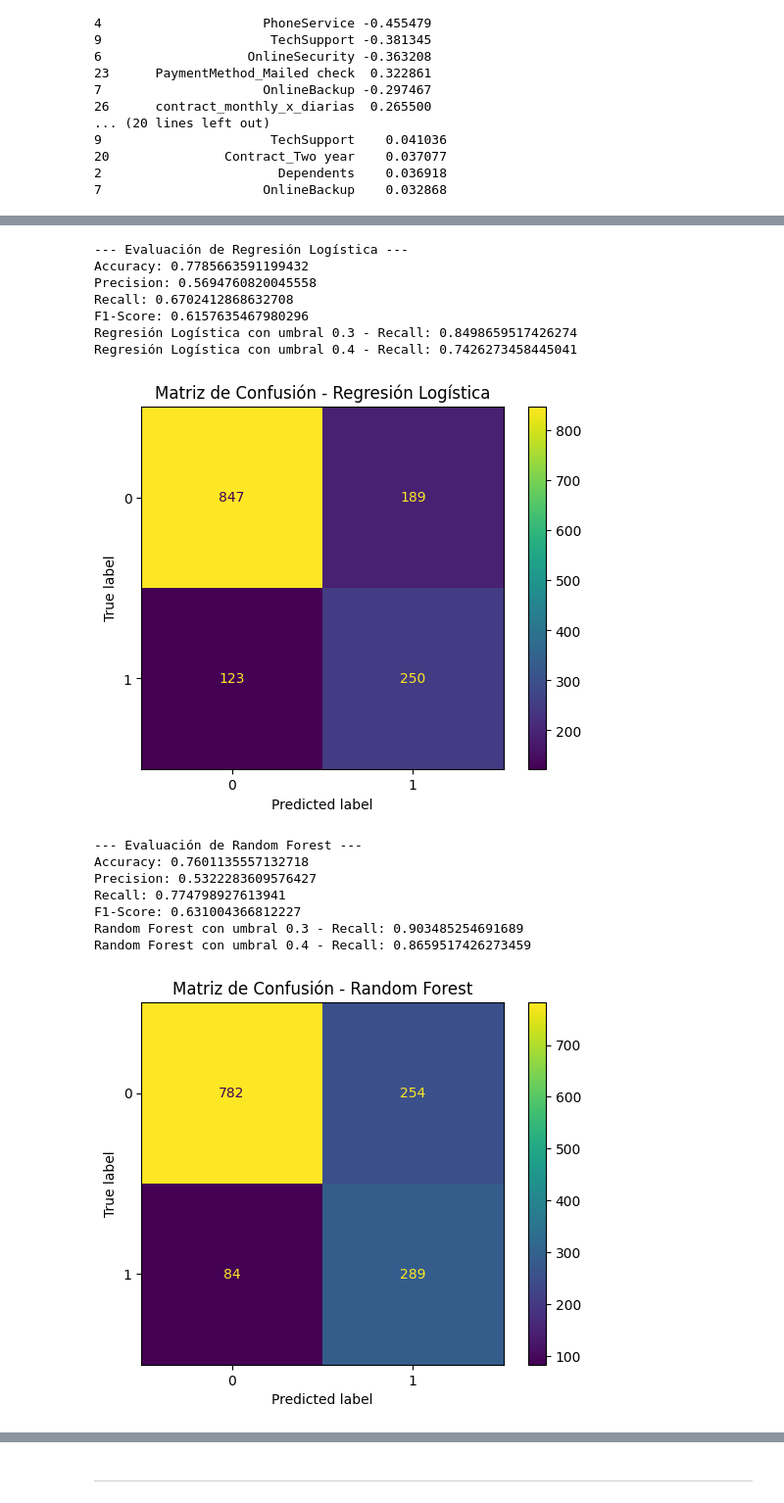
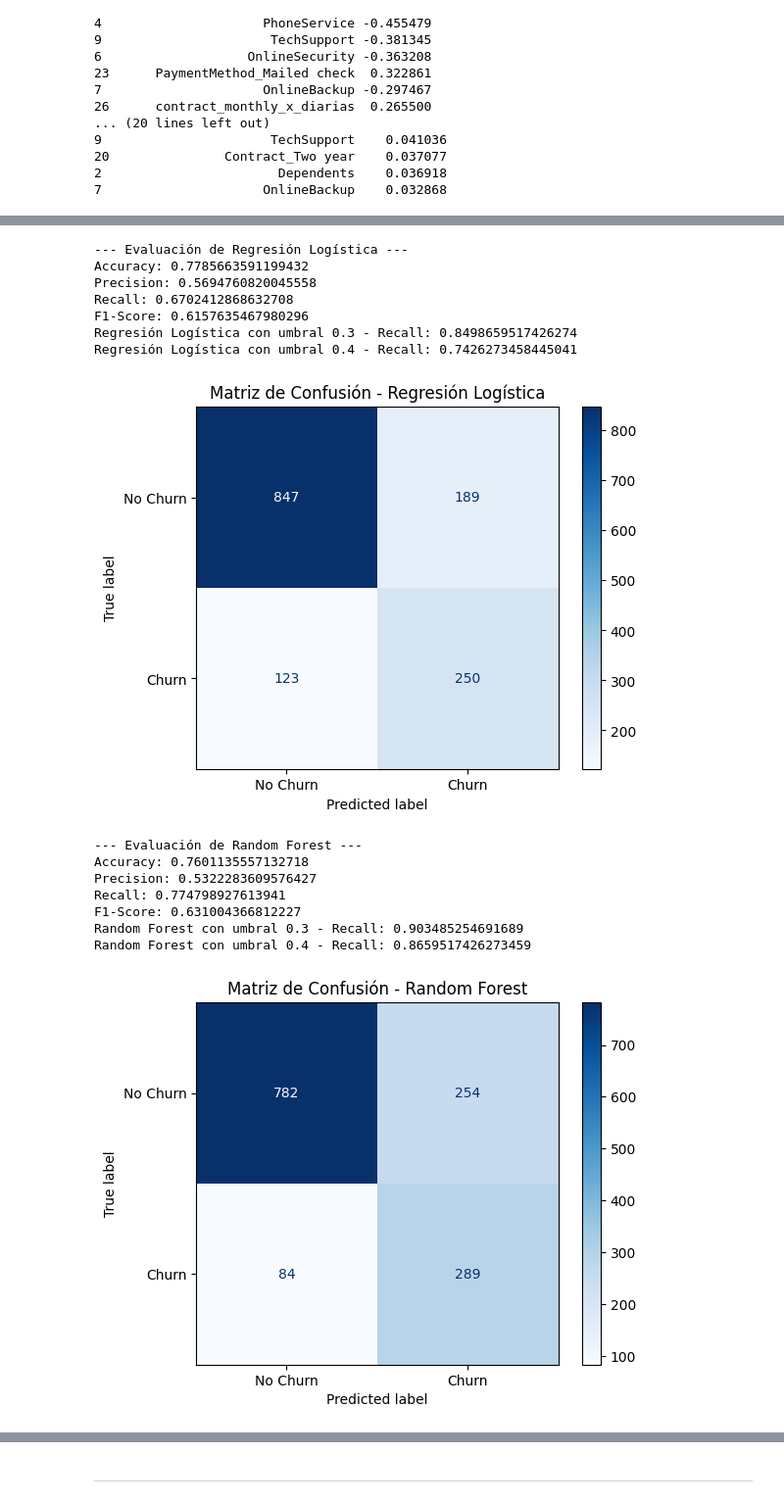
Before and after one commit to AMG-AA/challenge-Telecom2-ml, a Jupyter notebook: Challenge_TelecomX_2.ipynb, the cells around one changed output, grey strips where cells are left out. Shown at 98% size. Drawn from its saved outputs; the diff is of its cells as text; code cells hidden in the pictures.

```diff
--- a/Challenge_TelecomX_2.ipynb
+++ b/Challenge_TelecomX_2.ipynb
@@ -1027,7 +1321,8 @@ def evaluate_model(model, X_test_data, y_test, model_name, scaled=False):
     print(f"{model_name} con umbral 0.3 - Recall:", recall_score(y_test, y_pred_adj))
 
     cm = confusion_matrix(y_test, y_pred)
-    ConfusionMatrixDisplay(cm).plot()
+    disp = ConfusionMatrixDisplay(cm, display_labels=["No Churn", "Churn"])
+    disp.plot(cmap=plt.cm.Blues)
     plt.title(f'Matriz de Confusión - {model_name}')
     plt.show()
 
@@ -1047,25 +1342,6 @@ print("Random Forest - Train Accuracy:", train_acc_rf, "| Test Accuracy:", test_
 train_acc_xgb = accuracy_score(y_train_bal, xgb_model.predict(X_train_bal))
 test_acc_xgb = accuracy_score(y_test, xgb_model.predict(X_test))
 print("XGBoost - Train Accuracy:", train_acc_xgb, "| Test Accuracy:", test_acc_xgb)
-
-# Importancia de features
-lr_coefs = pd.DataFrame({'Feature': X.columns, 'Coef': lr_model.coef_[0]})
-print("Top 10 Features en Regresión Logística (por |Coef|):")
-print(lr_coefs.reindex(lr_coefs['Coef'].abs().sort_values(ascending=False).index).head(10))
-
-rf_importance = pd.DataFrame({'Feature': X.columns, 'Importance': rf_model.feature_importances_})
-print("Top 10 Features en Random Forest:")
-print(rf_importance.sort_values('Importance', ascending=False).head(10))
-
-xgb_importance = pd.DataFrame({'Feature': X.columns, 'Importance': xgb_model.feature_importances_})
-print("Top 10 Features en XGBoost:")
-print(xgb_importance.sort_values('Importance', ascending=False).head(10))
-
-import seaborn as sns
-sns.barplot(x='Importance', y='Feature', data=xgb_importance.sort_values('Importance', ascending=False).head(10))
-plt.title('Top 10 Features Importantes - XGBoost')
-plt.savefig('reports/top_features_xgboost.png')
-plt.show()
 # %% [output]
 --- Evaluación de Regresión Logística ---
 Accuracy: 0.7785663591199432
@@ -1149,54 +1444,37 @@ def evaluate_model(model, X_test_data, y_test, model_name, scaled=False):
         print(f"{model_name} con umbral {threshold} - Recall:", recall_score(y_test, y_pred_adj))
 
     cm = confusion_matrix(y_test, y_pred)
-    ConfusionMatrixDisplay(cm).plot()
+    disp = ConfusionMatrixDisplay(cm, display_labels=["No Churn", "Churn"])
+    disp.plot(cmap=plt.cm.Blues)
     plt.title(f'Matriz de Confusión - {model_name}')
     plt.savefig(f'reports/matriz_confusion_{model_name}_umbral.png', dpi=300, bbox_inches="tight")
     plt.show()
 
 evaluate_model(lr_model, X_test_scaled, y_test, "Regresión Logística", scaled=True)
 evaluate_model(rf_model, X_test, y_test, "Random Forest")
 evaluate_model(xgb_model, X_test, y_test, "XGBoost")
 
 # Overfitting/underfitting
 train_acc_lr = accuracy_score(y_train_bal, lr_model.predict(X_train_bal_scaled))
 test_acc_lr = accuracy_score(y_test, lr_model.predict(X_test_scaled))
 print("Regresión Logística - Train Accuracy:", train_acc_lr, "| Test Accuracy:", test_acc_lr)
 
 train_acc_rf = accuracy_score(y_train_bal, rf_model.predict(X_train_bal))
 test_acc_rf = accuracy_score(y_test, rf_model.predict(X_test))
 print("Random Forest - Train Accuracy:", train_acc_rf, "| Test Accuracy:", test_acc_rf)
 
 train_acc_xgb = accuracy_score(y_train_bal, xgb_model.predict(X_train_bal))
 test_acc_xgb = accuracy_score(y_test, xgb_model.predict(X_test))
 print("XGBoost - Train Accuracy:", train_acc_xgb, "| Test Accuracy:", test_acc_xgb)
-
-# Importancia de features
-lr_coefs = pd.DataFrame({'Feature': X.columns, 'Coef': lr_model.coef_[0]})
-print("Top 10 Features en Regresión Logística (por |Coef|):")
-print(lr_coefs.reindex(lr_coefs['Coef'].abs().sort_values(ascending=False).index).head(10))
-
-rf_importance = pd.DataFrame({'Feature': X.columns, 'Importance': rf_model.feature_importances_})
-print("Top 10 Features en Random Forest:")
-print(rf_importance.sort_values('Importance', ascending=False).head(10))
-
-xgb_importance = pd.DataFrame({'Feature': X.columns, 'Importance': xgb_model.feature_importances_})
-print("Top 10 Features en XGBoost:")
-print(xgb_importance.sort_values('Importance', ascending=False).head(10))
-
-import seaborn as sns
-sns.barplot(x='Importance', y='Feature', data=xgb_importance.sort_values('Importance', ascending=False).head(10))
-plt.title('Top 10 Features Importantes - XGBoost')
-plt.show()
 # %% [output]
 --- Evaluación de Regresión Logística ---
 Accuracy: 0.7785663591199432
 Precision: 0.5694760820045558
 Recall: 0.6702412868632708
 F1-Score: 0.6157635467980296
 Regresión Logística con umbral 0.3 - Recall: 0.8498659517426274
 Regresión Logística con umbral 0.4 - Recall: 0.7426273458445041
-[figure, old version]
+[figure, new version]
 --- Evaluación de Random Forest ---
 Accuracy: 0.7601135557132718
 Precision: 0.5322283609576427
@@ -1204,7 +1482,7 @@ Recall: 0.774798927613941
 F1-Score: 0.631004366812227
 Random Forest con umbral 0.3 - Recall: 0.903485254691689
 Random Forest con umbral 0.4 - Recall: 0.8659517426273459
-[figure, old version]
+[figure, new version]
 --- Evaluación de XGBoost ---
 Accuracy: 0.7906316536550745
 Precision: 0.5924170616113744
```
Also changed, not shown: parts of 34 cells of this notebook, 15 other files.
